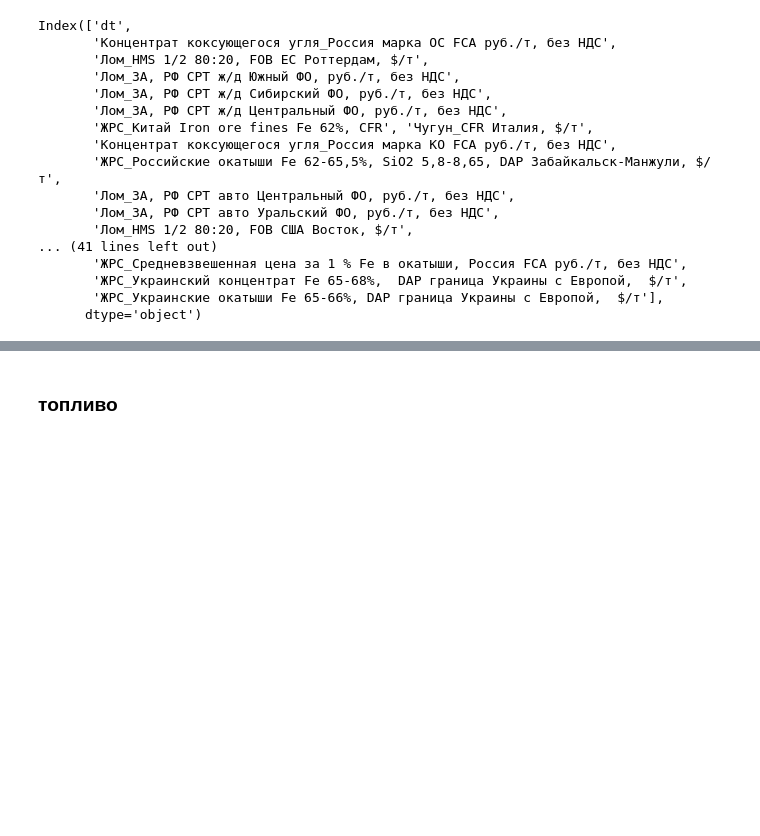
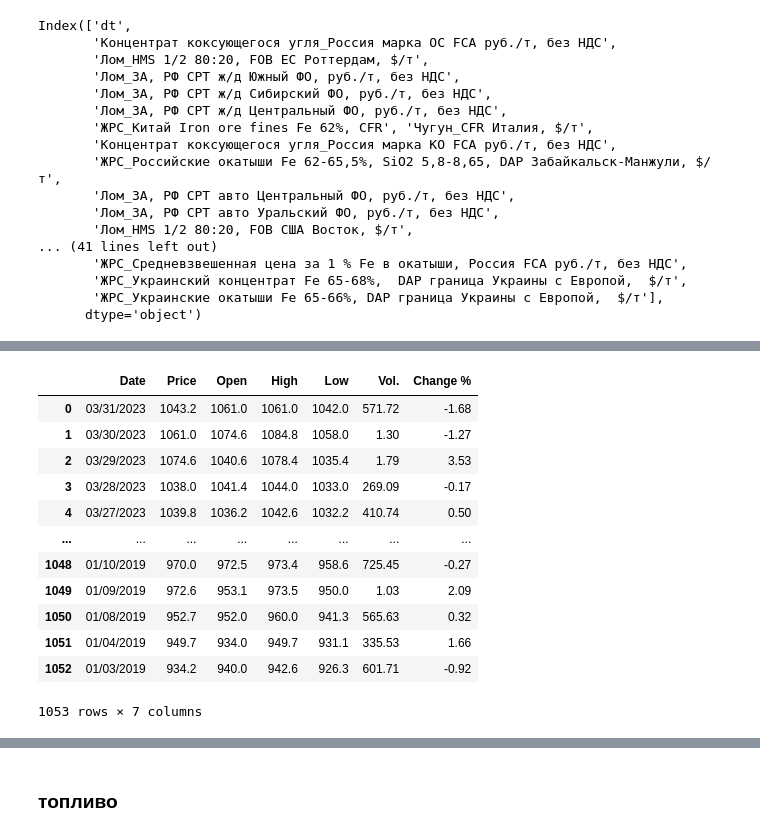
Before and after one commit to nebaskov/samolet, a Jupyter notebook: analysis.ipynb, the cells around one changed output, grey strips where cells are left out. Saved outputs shown, nothing was run; the diff lists cells and outputs as text; code cells hidden in the pictures; blank space fills up the shorter version.

```diff
--- a/analysis.ipynb
+++ b/analysis.ipynb
@@ -257,0 +979,17 @@ scrap_data.to_csv("data_processing/scrap_data_prices.csv", index=False)
+# %%
+chmf_shares = pd.read_csv("data_processing/chmf_shares.csv")
+chmf_shares
+# %% [output]
+|  | Date | Price | Open | High | Low | Vol. | Change % |
+| 0 | 03/31/2023 | 1043.2 | 1061.0 | 1061.0 | 1042.0 | 571.72 | -1.68 |
+| 1 | 03/30/2023 | 1061.0 | 1074.6 | 1084.8 | 1058.0 | 1.30 | -1.27 |
+| 2 | 03/29/2023 | 1074.6 | 1040.6 | 1078.4 | 1035.4 | 1.79 | 3.53 |
+| 3 | 03/28/2023 | 1038.0 | 1041.4 | 1044.0 | 1033.0 | 269.09 | -0.17 |
+| 4 | 03/27/2023 | 1039.8 | 1036.2 | 1042.6 | 1032.2 | 410.74 | 0.50 |
+| ... | ... | ... | ... | ... | ... | ... | ... |
+| 1048 | 01/10/2019 | 970.0 | 972.5 | 973.4 | 958.6 | 725.45 | -0.27 |
+| 1049 | 01/09/2019 | 972.6 | 953.1 | 973.5 | 950.0 | 1.03 | 2.09 |
+| 1050 | 01/08/2019 | 952.7 | 952.0 | 960.0 | 941.3 | 565.63 | 0.32 |
+| 1051 | 01/04/2019 | 949.7 | 934.0 | 949.7 | 931.1 | 335.53 | 1.66 |
+| 1052 | 01/03/2019 | 934.2 | 940.0 | 942.6 | 926.3 | 601.71 | -0.92 |
+1053 rows × 7 columns
```
Also changed, not shown: parts of 112 cells of this notebook, 12 other files.
